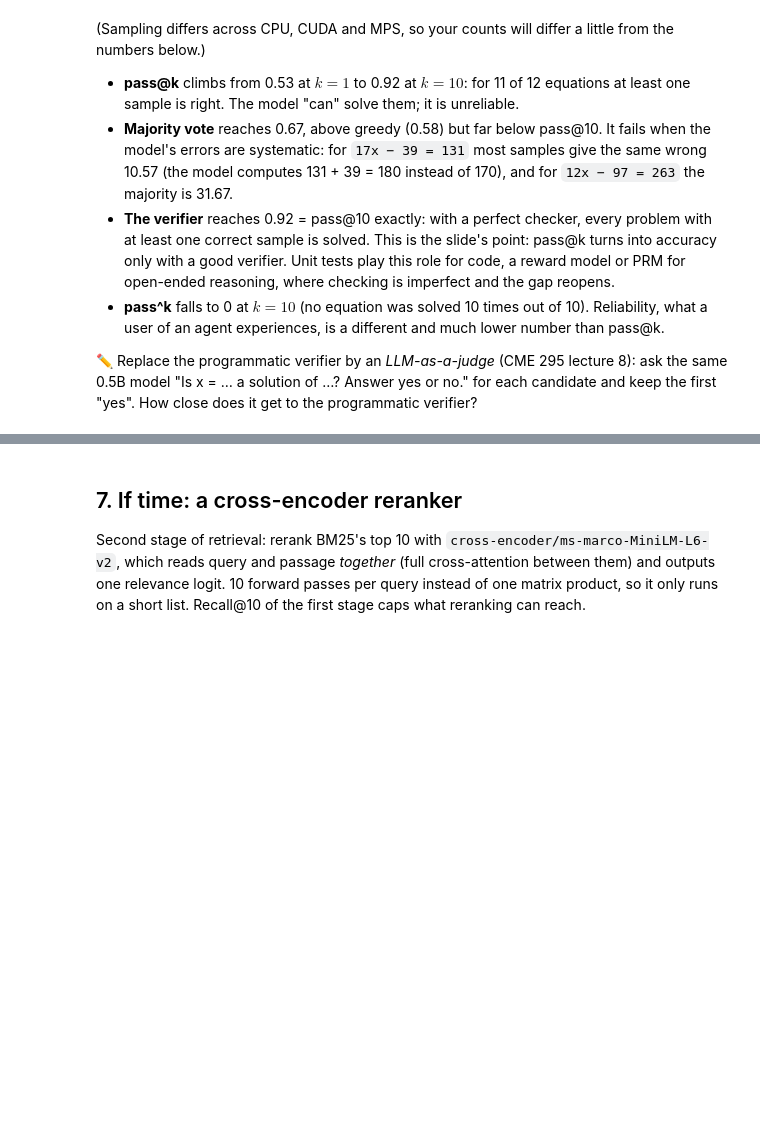
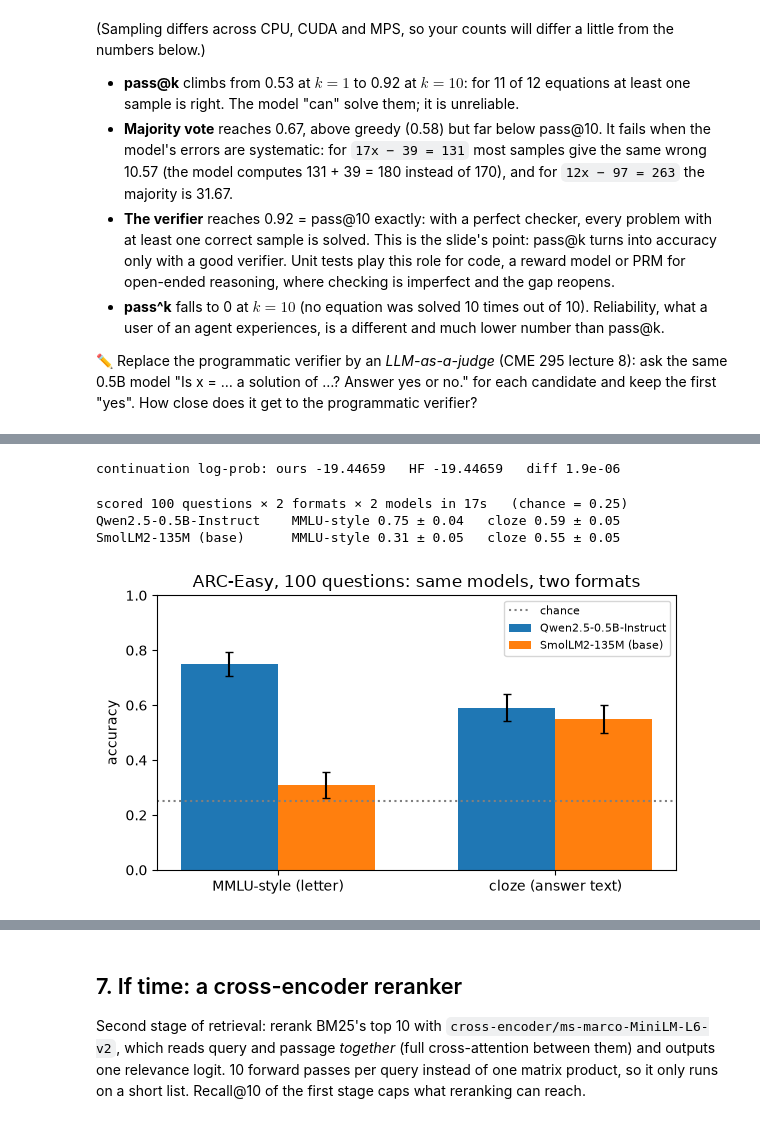
Before and after one commit to idansc/dl-course-2026, a Jupyter notebook: tutorials/solutions/T12_agents_retrieval.ipynb, the cells around one changed output, grey strips where cells are left out. Cells and saved outputs as stored; diff of their text form; code cells hidden in the pictures; blank space fills up the shorter version.

```diff
--- a/tutorials/solutions/T12_agents_retrieval.ipynb
+++ b/tutorials/solutions/T12_agents_retrieval.ipynb
@@ -758,0 +763,73 @@ plt.legend(fontsize=8, loc="lower left"); plt.grid(alpha=.3); plt.tight_layout()
+# %%
+arc = load_dataset("allenai/ai2_arc", "ARC-Easy", split="test")
+arc4 = [r for r in arc if r["choices"]["label"] == list("ABCD")]
+mcq = [arc4[i] for i in random.Random(0).sample(range(len(arc4)), 100)]
+gold_mc = np.array(["ABCD".index(r["answerKey"]) for r in mcq])
+
+def mmlu_prompt(r):
+    return f"Question: {r['question']}\n" + "".join(f"{l}. {t}\n" for l, t in zip("ABCD", r["choices"]["text"])) + "Answer:"
+
+def cloze_prompt(r):
+    return f"Question: {r['question']}\nAnswer:"
+
+@torch.no_grad()
+def continuation_logprobs(model, tokenizer, context, continuations):
+    # sum of log p(continuation tokens | context), one forward pass for all options (right-padded)
+    ctx = tokenizer(context).input_ids
+    conts = [tokenizer(" " + c).input_ids for c in continuations]
+    L = len(ctx) + max(len(c) for c in conts)
+    ids = torch.zeros(len(conts), L, dtype=torch.long); att = torch.zeros(len(conts), L, dtype=torch.long)
+    for i, c in enumerate(conts):
+        ids[i, :len(ctx) + len(c)] = torch.tensor(ctx + c); att[i, :len(ctx) + len(c)] = 1
+    logp = model(input_ids=ids.to(device), attention_mask=att.to(device)).logits.float().log_softmax(-1).cpu()
+    out = []
+    for i, c in enumerate(conts):
+        pos = torch.arange(len(ctx) - 1, len(ctx) + len(c) - 1)
+        out.append(logp[i, pos, torch.tensor(c)].sum().item())
+    return out
+
+@torch.no_grad()
+def score_formats(model, tokenizer):
+    letters = [tokenizer(" " + l).input_ids for l in "ABCD"]
+    assert all(len(t) == 1 for t in letters)                       # " A" … " D" are single tokens
+    letters = [t[0] for t in letters]
+    pred_mmlu, pred_cloze = [], []
+    for r in mcq:
+        ids = tokenizer(mmlu_prompt(r), return_tensors="pt").input_ids.to(device)
+        pred_mmlu.append(model(ids).logits[0, -1, letters].argmax().item())
+        pred_cloze.append(int(np.argmax(continuation_logprobs(model, tokenizer, cloze_prompt(r), r["choices"]["text"]))))
+    return (np.array(pred_mmlu) == gold_mc).mean(), (np.array(pred_cloze) == gold_mc).mean()
+
+# check: our continuation log-prob equals −(HF loss × number of continuation tokens) with the context masked out
+r0 = mcq[0]
+ctx0, c0 = lm_tok(cloze_prompt(r0)).input_ids, lm_tok(" " + r0["choices"]["text"][0]).input_ids
+x0 = torch.tensor([ctx0 + c0], device=device)
+with torch.no_grad():
+    hf = -lm(input_ids=x0, labels=torch.tensor([[-100] * len(ctx0) + c0], device=device)).loss.item() * len(c0)
+ours = continuation_logprobs(lm, lm_tok, cloze_prompt(r0), r0["choices"]["text"][:1])[0]
+print(f"continuation log-prob: ours {ours:.5f}   HF {hf:.5f}   diff {abs(ours - hf):.1e}")
+
+t = time.time()
+smol_name = "HuggingFaceTB/SmolLM2-135M"
+smol_tok = AutoTokenizer.from_pretrained(smol_name)
+smol = AutoModelForCausalLM.from_pretrained(smol_name, dtype=torch.float32).to(device).eval()
+fmt_scores = {"Qwen2.5-0.5B-Instruct": score_formats(lm, lm_tok), "SmolLM2-135M (base)": score_formats(smol, smol_tok)}
+del smol
+se = lambda p: math.sqrt(p * (1 - p) / len(mcq))
+print(f"scored {len(mcq)} questions × 2 formats × 2 models in {time.time() - t:.0f}s   (chance = 0.25)")
+for name, (a_mmlu, a_cloze) in fmt_scores.items():
+    print(f"{name:24s} MMLU-style {a_mmlu:.2f} ± {se(a_mmlu):.2f}   cloze {a_cloze:.2f} ± {se(a_cloze):.2f}")
+
+plt.figure(figsize=(6, 3.5))
+xs, w = np.arange(2), 0.35
+for i, (name, accs) in enumerate(fmt_scores.items()):
+    plt.bar(xs + (i - 0.5) * w, accs, w, yerr=[se(a) for a in accs], capsize=3, label=name)
+plt.axhline(0.25, color="gray", ls=":", label="chance")
+plt.xticks(xs, ["MMLU-style (letter)", "cloze (answer text)"]); plt.ylabel("accuracy"); plt.ylim(0, 1)
+plt.title(f"ARC-Easy, {len(mcq)} questions: same models, two formats"); plt.legend(fontsize=8); plt.tight_layout(); plt.show()
+# %% [output]
+continuation log-prob: ours -19.44659   HF -19.44659   diff 1.9e-06
+scored 100 questions × 2 formats × 2 models in 17s   (chance = 0.25)
+Qwen2.5-0.5B-Instruct    MMLU-style 0.75 ± 0.04   cloze 0.59 ± 0.05
+SmolLM2-135M (base)      MMLU-style 0.31 ± 0.05   cloze 0.55 ± 0.05
+[figure, added]
```
Also changed, not shown: parts of 9 cells of this notebook, 13 other files.
